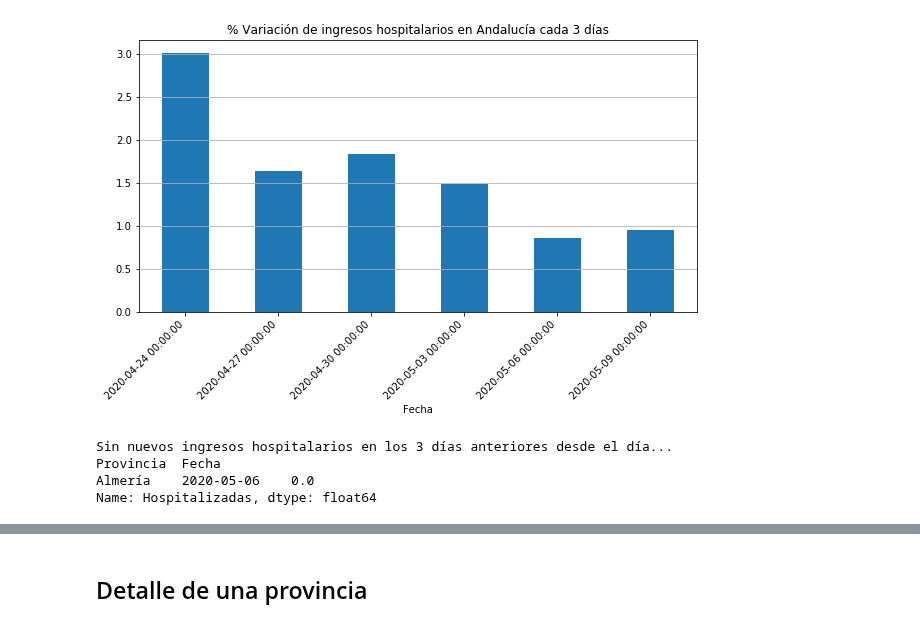
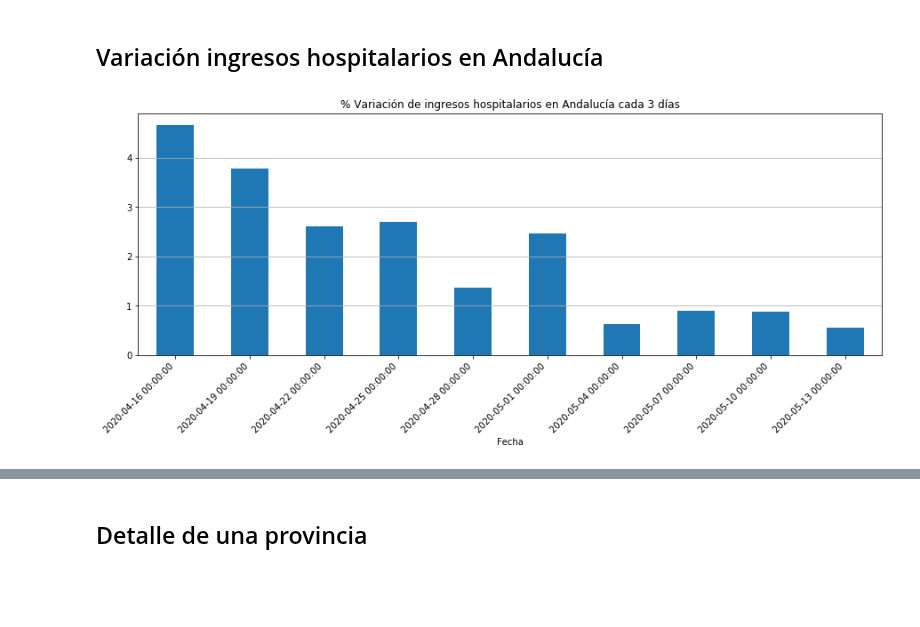
Before and after one commit to kfern/jupyter, a Jupyter notebook: covid19-es-and/growFactor.ipynb, the cells around one changed output, grey strips where cells are left out. Saved outputs shown, nothing was run; the diff lists cells and outputs as text; code cells hidden in the pictures; blank space fills up the shorter version.

Commit message:
Actualizar gráficos

```diff
--- a/covid19-es-and/growFactor.ipynb
+++ b/covid19-es-and/growFactor.ipynb
@@ -1,3 +3,9 @@
+# %%
+# Detalle de una provincia
+c_provincia = 'Sevilla'
+
+# Tamaño de los gráficos
+c_figsize = (15,5)
 # %%
 # Imports
 import pandas as pd
@@ -9,7 +17,7 @@ c_url = 'https://raw.githubusercontent.com/kfern/jupyter/next/covid19-es-and/cov
 # Frecuencia en días
 c_freq = 3
 # Periodos
-c_periods = 6
+c_periods = 10
 # %%
 # Load csv
 df = pd.read_csv(c_url)
@@ -29,17 +37,19 @@ dfV.sort_index(level=['Provincia', 'Fecha'], inplace=True)
 
 # Ordenar columnas
 dfV.columns = ['Hospitalizadas', 'Curadas', 'Bajas']
+# %% [markdown]
+## Variación ingresos hospitalarios en Andalucía
 # %%
 # dfG: Variación en porcentaje con respecto al registro anterior
 dfG = dfV.groupby(level='Provincia').pct_change()*100
 dfG.dropna(how='all', inplace=True)
 titulo = '% Variación de ingresos hospitalarios en Andalucía cada ' + str(c_freq) + ' días'
-dfG.loc['Total']['Hospitalizadas'].plot(title=titulo, kind='bar', figsize=(10,5)).grid(axis='y')
+dfG.loc['Total']['Hospitalizadas'].plot(title=titulo, kind='bar', figsize=c_figsize).grid(axis='y')
 plt.xticks(
     rotation=45,
     horizontalalignment='right',
     fontweight='light',
 )
 plt.show()
 # %% [output]
-[figure, old version]
+[figure, new version]
@@ -59,8 +55,0 @@ dfN.drop(index='Total', level='Provincia', inplace=True)
-# %%
-print('Sin nuevos ingresos hospitalarios en los ' + str(c_freq) + ' días anteriores desde el día...')
-print(dfN.sort_index()[ dfN['Hospitalizadas'] == 0 ][0:1]['Hospitalizadas'] )
-# %% [output]
-Sin nuevos ingresos hospitalarios en los 3 días anteriores desde el día...
-Provincia  Fecha
-Almería    2020-05-06    0.0
-Name: Hospitalizadas, dtype: float64
```
Also changed, not shown: parts of 13 cells of this notebook, 1 other file.
